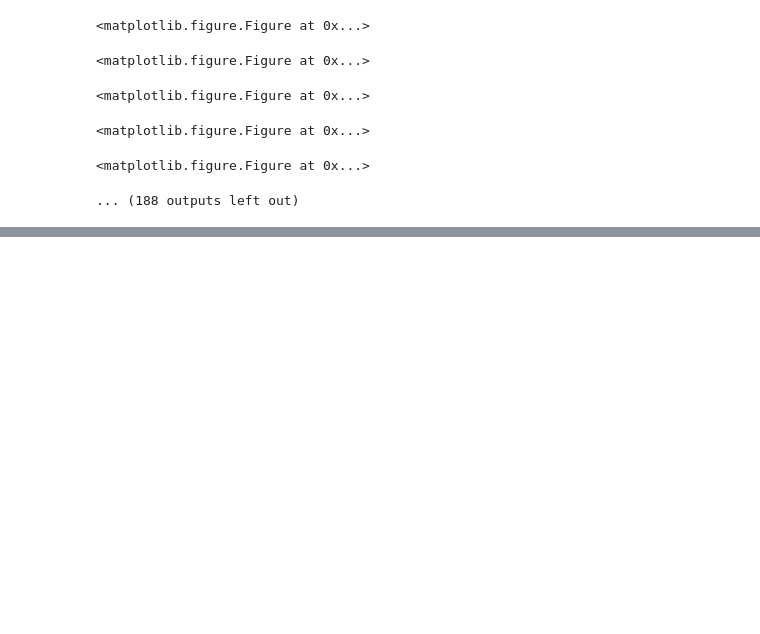
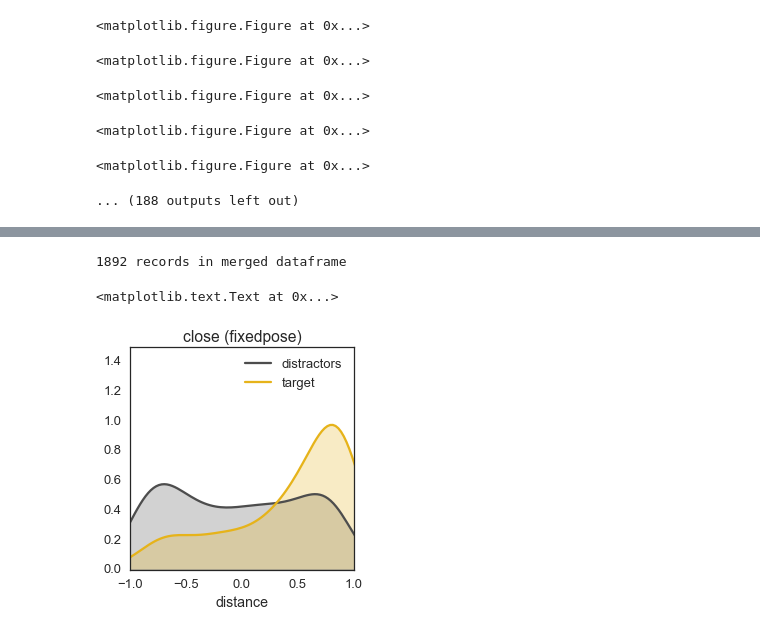
Before and after one commit to hawkrobe/reference_games, a Jupyter notebook: analysis/3dObjects/sketchpad_basic/pilot2_analysis_sketchpad_basic.ipynb, the cells around one changed output, grey strips where cells are left out. Drawn from its saved outputs; the diff is of its cells as text; code cells hidden in the pictures; blank space fills up the shorter version.

Commit message:
add distance visualization to pilot2 notebook

```diff
--- a/analysis/3dObjects/sketchpad_basic/pilot2_analysis_sketchpad_basic.ipynb
+++ b/analysis/3dObjects/sketchpad_basic/pilot2_analysis_sketchpad_basic.ipynb
@@ -452,7 +452,7 @@ if run_this:
             full_list = [_d['target'],_d['Distractor1'],_d['Distractor2'],_d['Distractor3']]
             outcome = _d['outcome']
             if _d['outcome']==0:
-                incorrect_trial_paths.append('gameID_' + _d['gameID'] + '_trial_' + str(_d['trialNum']) + '.png')
+                incorrect_trial_paths.append('gameID_' + _d['gameID'] + '_trial_' + str(_d['trialNum']) + '_' + _d['target'] + '.png')
 
             response = _d['response']
             if outcome == 1:
@@ -638,0 +637,27 @@ sum((D.condition=='closer') & (D.outcome==1))/sum(D.condition=='closer')
+# %%
+D = pd.read_csv(os.path.join(analysis_dir,'sketchpad_basic_pilot2_group_data.csv'))
+
+# filter out incorrect and invalid trials as well
+incorrects = pd.read_csv('./incorrect_trial_paths_pilot2.txt',header=None)[0].values
+invalids = []
+fname = []
+for i,_d in D.iterrows():
+    fname.append('gameID_' + _d['gameID'] + '_trial_' + str(_d['trialNum']) + '_' + _d['target'] +'.png')
+D = D.assign(fname=pd.Series(fname).values)
+D = D[~D['fname'].isin(incorrects)]
+# D = D[~D['fname'].isin(invalids)]
+
+print str(np.shape(D)[0]) + ' records in merged dataframe'
+# %% [output]
+1892 records in merged dataframe
+# %%
+path_to_dists = './RSA/refModule/json/strict-similarity-pragmatics-fixedpose-conv4_2.json'
+_dists = pd.read_json(path_to_dists)
+dists = _dists.transpose()
+x = _dists.columns.values
+y = [i.split('_')[-1] for i in x]
+lookup_table = dict(zip(y,x))
+# %%
+# sketch_label = [('trial_' + str(i) + '_' + str(j)) for i,j in zip(D['trialNum'].values,D['target'].values)]
+sketch_label = [(i[-12:] + '_' + str(j)) for i,j in zip(D['gameID'].values,D['trialNum'].values)]
+D = D.assign(sketch_label=pd.Series(sketch_label).values)
@@ -638,0 +680,35 @@ sum((D.condition=='closer') & (D.outcome==1))/sum(D.condition=='closer')
+# %%
+D = D.assign(dT=pd.Series(dT).values)
+D = D.assign(dD1=pd.Series(dD1).values)
+D = D.assign(dD2=pd.Series(dD2).values)
+D = D.assign(dD3=pd.Series(dD3).values)
+# %%
+# filter out training examples
+test_examples = pd.read_csv('./pilot2_test_examples.txt',header=None)[0].values
+test_examples = [i.split('.')[0] + '.png' for i in test_examples]
+
+sns.set_context('talk')
+
+plt.figure(figsize=(4,4))
+# plt.subplot(1,2,1)
+_D = D[(D.condition=='closer') & (D['fname'].isin(test_examples))]
+distractor_dists = np.hstack((_D.dD1.values,_D.dD2.values,_D.dD3.values))
+sns.kdeplot(distractor_dists, shade=True, color=(0.3,0.3,0.3),label='distractors')
+sns.kdeplot(_D.dT.values, shade=True, color=(0.9,0.7,0.1),label='target')
+plt.ylim([0,1.5])
+plt.xlim([-1,1])
+plt.xlabel('distance')
+plt.title('close (fixedpose)')
+
+# plt.subplot(1,2,2)
+# _D = D[(D.condition=='further') & (D['fname'].isin(test_examples))]
+# distractor_dists = np.hstack((_D.dD1.values,_D.dD2.values,_D.dD3.values))
+# sns.kdeplot(distractor_dists, shade=True, color=(0.3,0.3,0.3),label='distractors')
+# sns.kdeplot(_D.dT.values, shade=True, color=(0.9,0.7,0.1),label='target')
+# plt.ylim([0,4])
+# plt.xlim([-1,1])
+# plt.xlabel('distance')
+# plt.title('far')
+# %% [output]
+<matplotlib.text.Text at 0x...>
+[figure, added]
```
Also changed, not shown: parts of 3 cells of this notebook.
